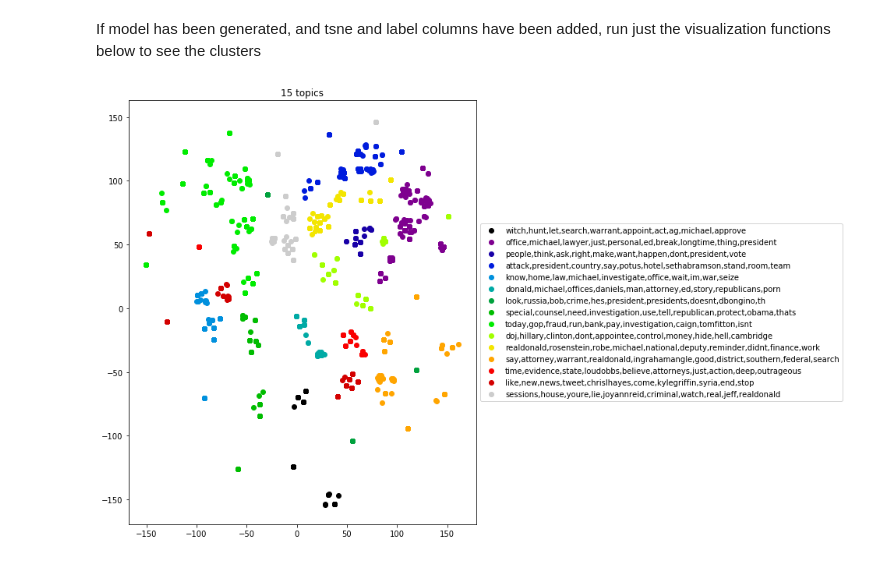
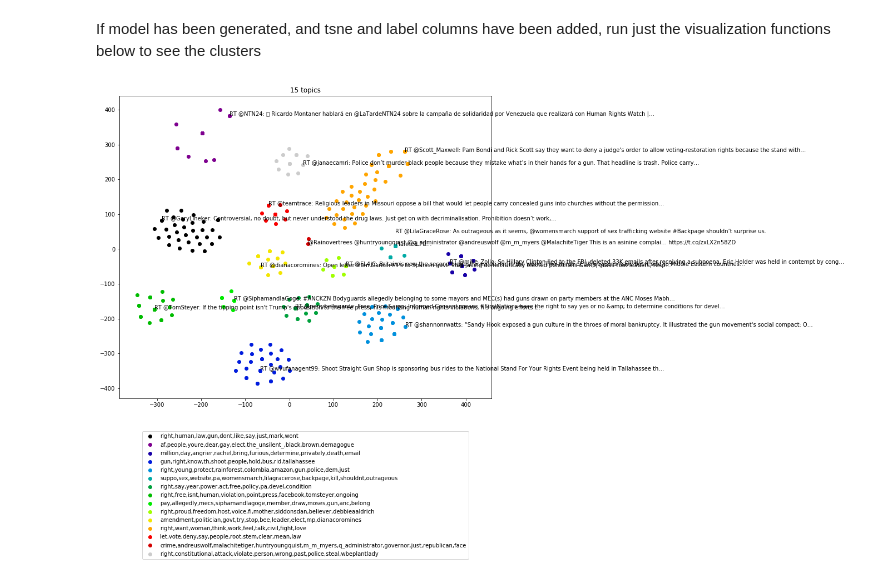
Before and after one commit to saverymax/Twitter-Mining, a Jupyter notebook: streaming_tweets/topic_model_test.ipynb, the cells around one changed output. Saved outputs shown, nothing was run; the diff lists cells and outputs as text; code cells hidden in the pictures.

```diff
--- a/streaming_tweets/topic_model_test.ipynb
+++ b/streaming_tweets/topic_model_test.ipynb
@@ -392,10 +425,18 @@ Display tweet most likely to be in a topic cluster, for each topic cluster
 # %%
+import pickle
+representative_tweets = {}
 index = []
+probabilities_df = pd.DataFrame(probabilities).copy()
+
 for i in range(n_topics):
     index.append(probabilities_df.iloc[:, i].idxmax())
-    print("Most representative tweet:", tweet_dataframe.loc[index[i], 'text'], "\n")
+    print("Most representative tweet of topic {}:\n".format(i), tweet_dataframe.loc[index[i], 'text'], "\n")
+    key = '{}'.format(i)
+    representative_tweets[key] = tweet_dataframe.loc[i, 'text']
+    index_top5 = np.argsort(probabilities_df.loc[:, i])[:-6:-1]
+    #print(probabilities_df.loc[index_top5, i], "\n")
+    #print("Top 5 most representative tweets:\n", tweet_dataframe.loc[index_top5, 'text'], "\n")
 
-    index_top5 = np.argsort(probabilities_df.loc[:, i])[:-6:-1]
-    print(probabilities_df.loc[index_top5, i], "\n")
-    print("Top 5 most representative tweets:\n", tweet_dataframe.loc[index_top5, 'text'], "\n")
+with open('representative_tweets.pickle', 'wb') as f:
+    pickle.dump(representative_tweets, f)
 # %% [output]
@@ -420,0 +447,5 @@ KeyError: 'None of [3607   -1\n3603   -1\n3602   -1\n3601   -1\n3600   -1\nName:
+# %%
+with open('representative_tweets.pickle', 'rb') as f:
+    representative_tweets = pickle.load(f)
+
+print(representative_tweets)
@@ -447,7 +480,7 @@ def visualize_plotly(dataframe, topics):
             [7, '#E0C068'],
             [8, '#F85888'],
             [9, '#B8A038'],
-            [10, '#98D8D8'].
+            [10, '#98D8D8'],
             [11, '#A8B820'],
             [12, '#7038F8'],
             [13, '#705898'],
@@ -503,10 +536,16 @@ def visualize_mpl(dataframe, topics, error = None, method = None):
     provided. These arguments are only used by gridsearch.
     """
 
+    with open('representative_tweets.pickle', 'rb') as f:
+        representative_tweets = pickle.load(f)
+
+    with open('rep_tweet_index.pickle', 'rb') as f:
+        index = pickle.load(f)
+
     colors = plt.cm.nipy_spectral(np.linspace(0, 1, len(set(pd.Series(dataframe['labels'])))))
     # https://matplotlib.org/examples/color/colormaps_reference.html
 
-    fig, ax = plt.subplots(figsize = (10, 10))
+    fig, ax = plt.subplots(figsize = (15, 10))
 
     if error == None:
         ax.set_title('{0} topics'.format(len(topics)))
@@ -518,17 +557,25 @@ def visualize_mpl(dataframe, topics, error = None, method = None):
     # https://www.kaggle.com/tilii7/t-sne-visualization/code
 
     for i, color in zip(range(len(topics)), colors):
-
         ax.scatter(dataframe.loc[dataframe['labels'] == i, 'x'],
                    dataframe.loc[dataframe['labels'] == i, 'y'],
                    label = topics[i], c = color)
+
+        ax.annotate(representative_tweets['{}'.format(i)],
+            xy = (dataframe.loc[index[i], 'x'], dataframe.loc[index[i], 'y'])
+            #xy = (dataframe.loc[i, 'x'], dataframe.loc[i, 'y'])
+        )
 
     # https://stackoverflow.com/questions/4700614/how-to-put-the-legend-out-of-the-plot
     box = ax.get_position()
     ax.set_position([box.x0, box.y0, box.width * 0.8, box.height])
 
     # Put a legend to the right of the current axis
-    ax.legend(loc='center left', bbox_to_anchor=(1, 0.5))
+    #ax.legend(loc='center left', bbox_to_anchor=(1, 0.5))
+    ax.legend(loc=9, bbox_to_anchor=(.5, -.1))
+
+    #for i, j in representative_tweets.iteritems():
+
 
     plt.show()
 
@@ -543,7 +588,7 @@ SyntaxError: invalid syntax (<ipython-input-24-56e1f87c56be>, line 20)
 # %% [markdown]
 If model has been generated, and tsne and label columns have been added, run just the visualization functions below to see the clusters
 # %%
-visualize_plotly(tweet_dataframe, topics)
+#visualize_plotly(tweet_dataframe, topics)
 visualize_mpl(tweet_dataframe, topics)
 # %% [output]
-[figure, old version]
+[figure, new version]
```
Also changed, not shown: parts of 13 cells of this notebook, 15 other files.
